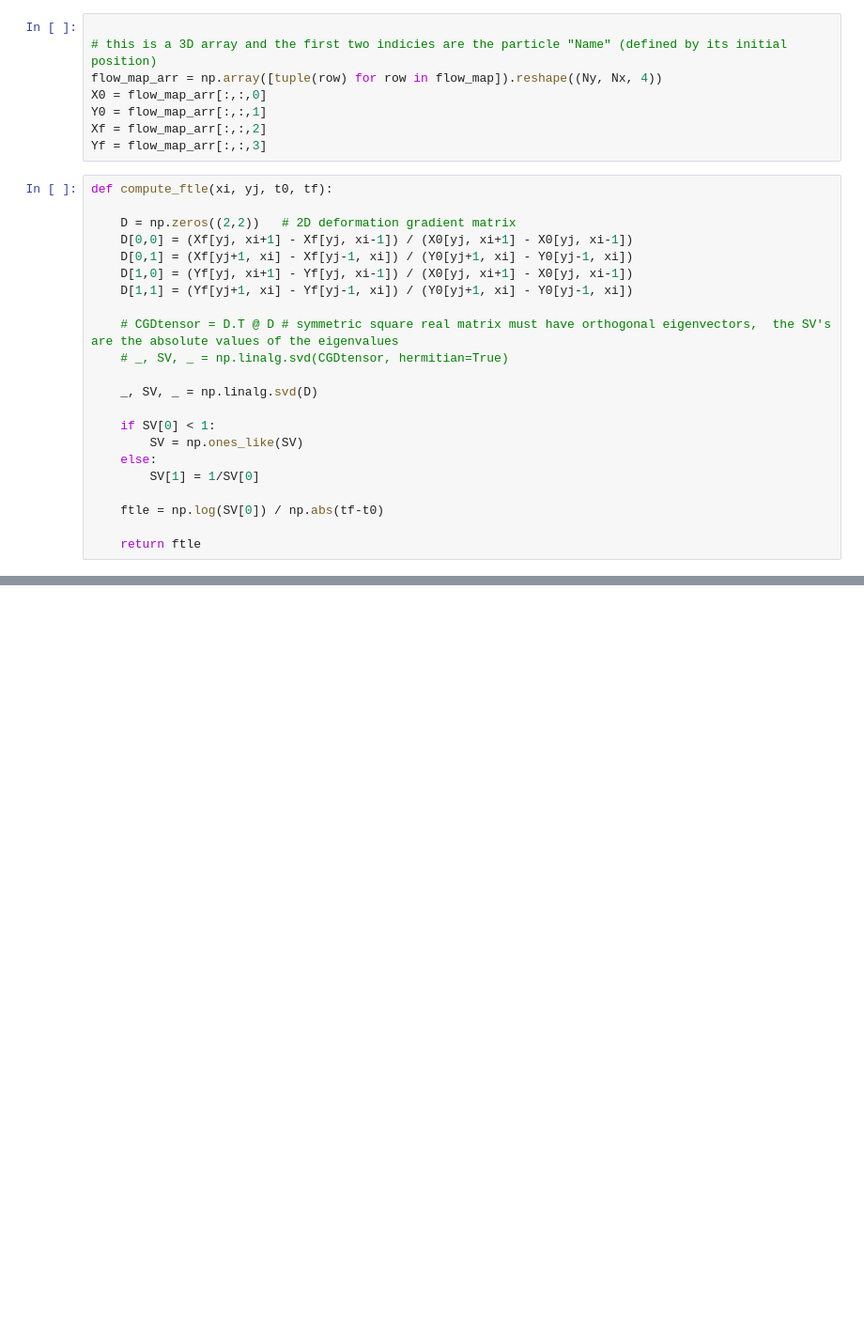
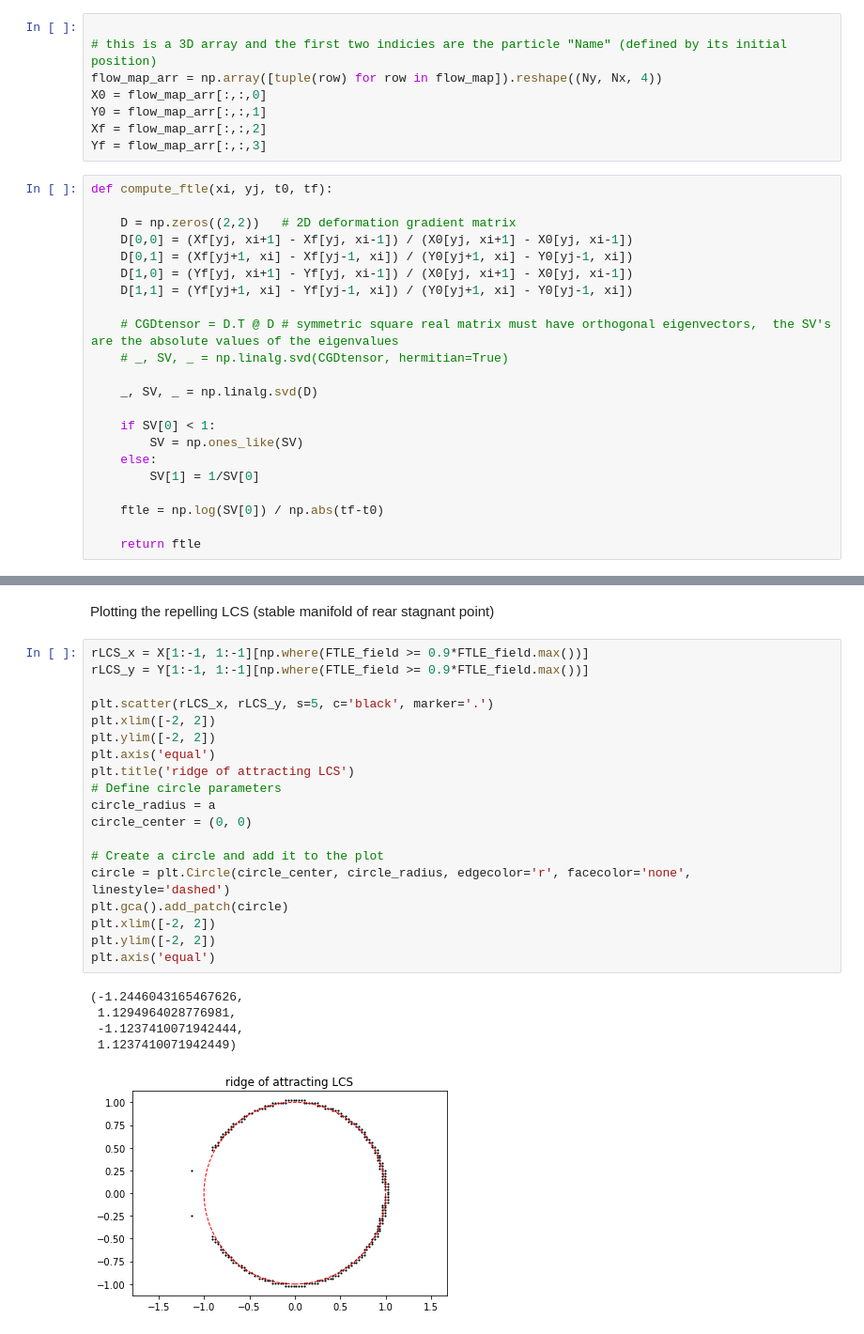
Before and after one commit to zhizhiL/FTLE_v3, a Jupyter notebook: hillsVR_nFTLE.ipynb, the cells around one changed output, grey strips where cells are left out. Shown at 94% size. Saved outputs shown, nothing was run; the diff lists cells and outputs as text; blank space fills up the shorter version.

```diff
--- a/hillsVR_nFTLE.ipynb
+++ b/hillsVR_nFTLE.ipynb
@@ -149,0 +157,27 @@ cbar = fig.colorbar(CS)
+# %% [markdown]
+Plotting the repelling LCS (stable manifold of rear stagnant point)
+# %%
+rLCS_x = X[1:-1, 1:-1][np.where(FTLE_field >= 0.9*FTLE_field.max())]
+rLCS_y = Y[1:-1, 1:-1][np.where(FTLE_field >= 0.9*FTLE_field.max())]
+
+plt.scatter(rLCS_x, rLCS_y, s=5, c='black', marker='.')
+plt.xlim([-2, 2])
+plt.ylim([-2, 2])
+plt.axis('equal')
+plt.title('ridge of attracting LCS')
+# Define circle parameters
+circle_radius = a
+circle_center = (0, 0)
+
+# Create a circle and add it to the plot
+circle = plt.Circle(circle_center, circle_radius, edgecolor='r', facecolor='none', linestyle='dashed')
+plt.gca().add_patch(circle)
+plt.xlim([-2, 2])
+plt.ylim([-2, 2])
+plt.axis('equal')
+# %% [output]
+(-1.2446043165467626,
+ 1.1294964028776981,
+ -1.1237410071942444,
+ 1.1237410071942449)
+[figure, added]
```
Also changed, not shown: parts of 8 cells of this notebook, 1 other file.
